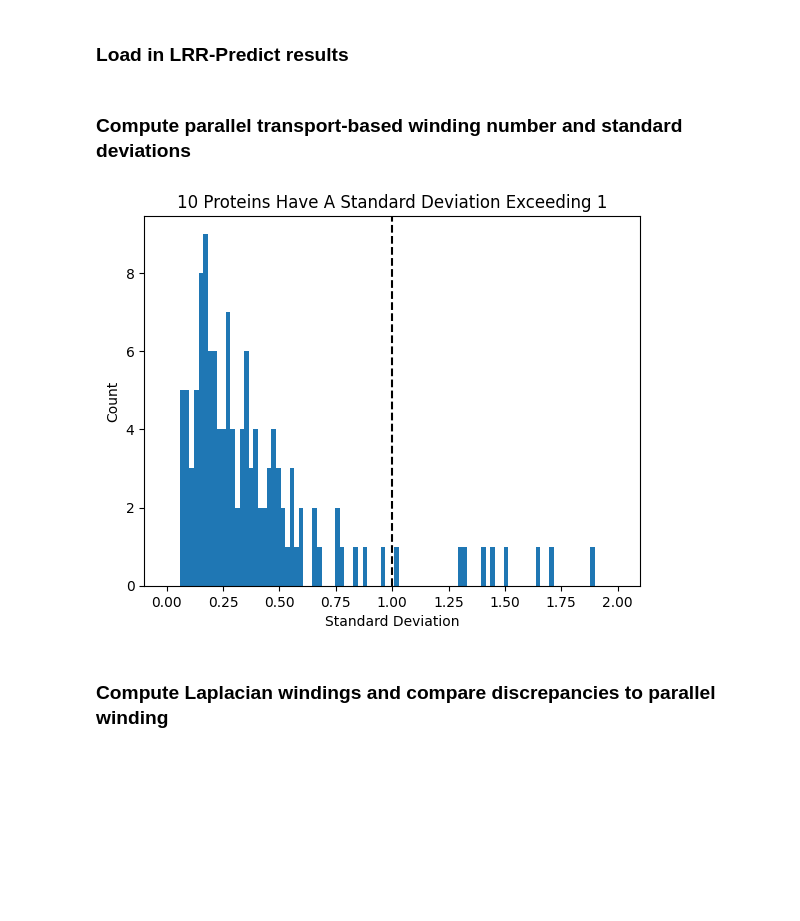
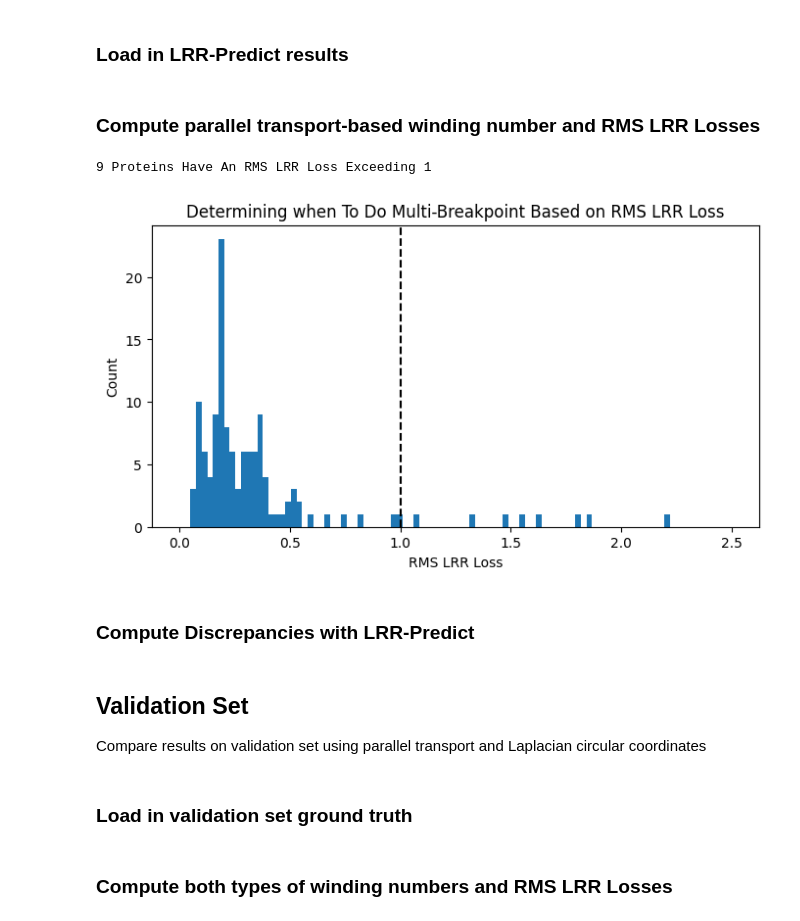
Before and after one commit to DanielleMStevens/LRR-Annotation, a Jupyter notebook: figures/Evaluation.ipynb, the cells around one changed output. Drawn from its saved outputs; the diff is of its cells as text; code cells hidden in the pictures; blank space fills up the shorter version.

```diff
--- a/figures/Evaluation.ipynb
+++ b/figures/Evaluation.ipynb
@@ -39,7 +37,7 @@ for l, p in predictions.items():
 proteins = set([s.split("/")[-1].split(".pdb")[0] for s in glob.glob("../data/a_thaliana_alpha/*")])
 predictions = {key:value for key, value in predictions.items() if key in proteins}
 # %% [markdown]
-### Compute parallel transport-based winding number and standard deviations
+### Compute parallel transport-based winding number and RMS LRR Losses
 # %%
 loader = Loader()
 loader.load_batch("../data/a_thaliana_alpha")
@@ -52,16 +50,19 @@ analyzer.compute_regressions()
 # %%
 cutoff = 1
 stds = np.array(list(analyzer.stds.values()))
-plt.hist(stds, bins=np.linspace(0, 2, 100));
+plt.figure(figsize=(8, 4))
+plt.hist(stds, bins=np.linspace(0, 2.5, 100));
 plt.axvline(cutoff, linestyle='--', c='k')
-plt.xlabel("Standard Deviation")
+plt.xlabel("RMS LRR Loss")
 plt.ylabel("Count")
-plt.title("{} Proteins Have A Standard Deviation Exceeding {}".format(np.sum(stds > cutoff), cutoff))
-plt.savefig("StandardDeviationHist.svg", bbox_inches='tight')
+plt.title("Determining when To Do Multi-Breakpoint Based on RMS LRR Loss")
+plt.savefig("RMSLRRLossHist.svg", bbox_inches='tight')
+print("{} Proteins Have An RMS LRR Loss Exceeding {}".format(np.sum(stds > cutoff), cutoff))
 # %% [output]
+9 Proteins Have An RMS LRR Loss Exceeding 1
-[figure, old version]
+[figure, new version]
 # %% [markdown]
-### Compute Laplacian windings and compare discrepancies to parallel winding
+### Compute Discrepancies with LRR-Predict
 # %%
 analyzer.compute_lrr_windings_laplacian()
 # %%
@@ -78,0 +79,6 @@ for i, p in enumerate(proteins):
+# %% [markdown]
+## Validation Set
+
+Compare results on validation set using parallel transport and Laplacian circular coordinates
+# %% [markdown]
+### Load in validation set ground truth
@@ -78,0 +94,2 @@ for i, p in enumerate(proteins):
+# %% [markdown]
+### Compute both types of winding numbers and RMS LRR Losses
```
Also changed, not shown: parts of 6 cells of this notebook, 3 other files.
